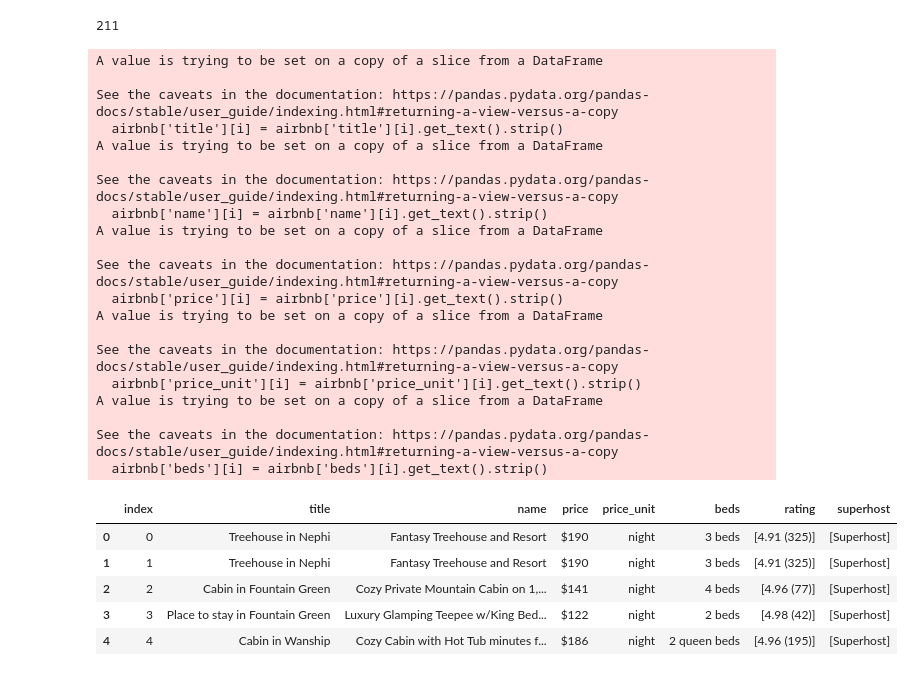
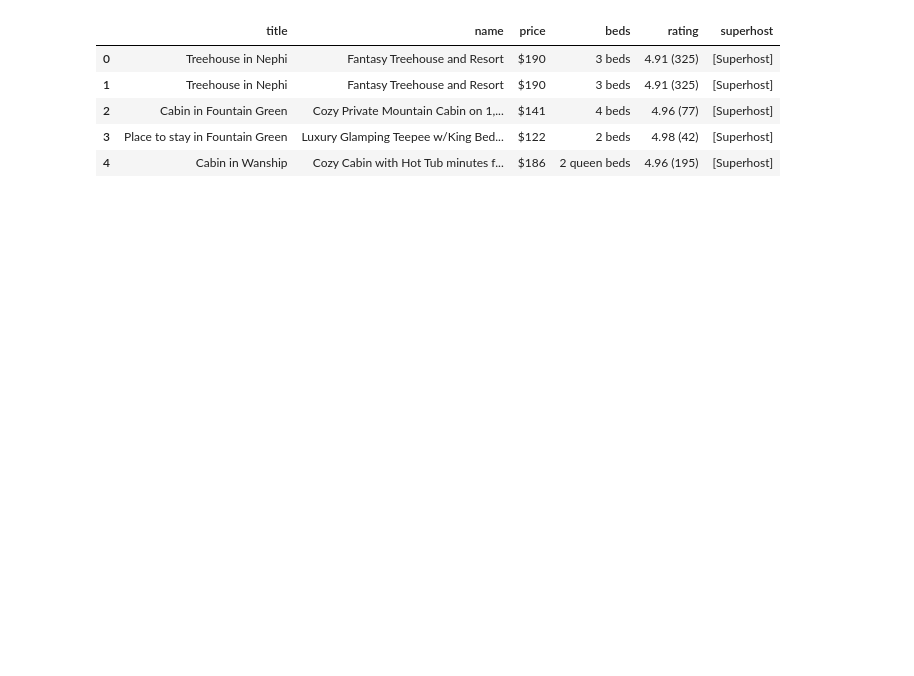
Before and after one commit to sneslen/airbnb, a Jupyter notebook: Dataset 3a.ipynb, the cells around one changed output. Cells and saved outputs as stored; diff of their text form; code cells hidden in the pictures; blank space fills up the shorter version.

```diff
--- a/Dataset 3a.ipynb
+++ b/Dataset 3a.ipynb
@@ -55,3 +55,4 @@ for url in links:
             listings['photos'].append(f"{props[p].find('div', {'class': '_r752or'})}")
 # %%
 listings.pop('photos', None)
+listings.pop('price_unit', None)
@@ -75,43 +82,18 @@ airbnb
 # %%
 airbnb = airbnb.replace('None', np.nan)
-airbnb = airbnb.dropna(subset = 'price')
-airbnb = airbnb.reset_index()
+airbnb = airbnb.dropna(subset = ['price', 'rating'])
+airbnb = airbnb.reset_index(drop = True)
-# %%
-len(airbnb)
-# %% [output]
-211
 # %%
 for i in range(len(airbnb['title'])):
     airbnb['title'][i] = airbnb['title'][i].get_text().strip()
     airbnb['name'][i] = airbnb['name'][i].get_text().strip()
     airbnb['price'][i] = airbnb['price'][i].get_text().strip()
-    airbnb['price_unit'][i] = airbnb['price_unit'][i].get_text().strip()
     airbnb['beds'][i] = airbnb['beds'][i].get_text().strip()
-airbnb.head()
+    airbnb['rating'][i] = airbnb['rating'][i].get_text().strip()
 # %% [output]
-A value is trying to be set on a copy of a slice from a DataFrame
-
-See the caveats in the documentation: https://pandas.pydata.org/pandas-docs/stable/user_guide/indexing.html#returning-a-view-versus-a-copy
-  airbnb['title'][i] = airbnb['title'][i].get_text().strip()
-A value is trying to be set on a copy of a slice from a DataFrame
-
-See the caveats in the documentation: https://pandas.pydata.org/pandas-docs/stable/user_guide/indexing.html#returning-a-view-versus-a-copy
-  airbnb['name'][i] = airbnb['name'][i].get_text().strip()
-A value is trying to be set on a copy of a slice from a DataFrame
-
-See the caveats in the documentation: https://pandas.pydata.org/pandas-docs/stable/user_guide/indexing.html#returning-a-view-versus-a-copy
-  airbnb['price'][i] = airbnb['price'][i].get_text().strip()
-A value is trying to be set on a copy of a slice from a DataFrame
-
-See the caveats in the documentation: https://pandas.pydata.org/pandas-docs/stable/user_guide/indexing.html#returning-a-view-versus-a-copy
-  airbnb['price_unit'][i] = airbnb['price_unit'][i].get_text().strip()
-A value is trying to be set on a copy of a slice from a DataFrame
-
-See the caveats in the documentation: https://pandas.pydata.org/pandas-docs/stable/user_guide/indexing.html#returning-a-view-versus-a-copy
-  airbnb['beds'][i] = airbnb['beds'][i].get_text().strip()
-|  | index | title | name | price | price_unit | beds | rating | superhost |
-| 0 | 0 | Treehouse in Nephi | Fantasy Treehouse and Resort | $190 | night | 3 beds | [4.91 (325)] | [Superhost] |
-| 1 | 1 | Treehouse in Nephi | Fantasy Treehouse and Resort | $190 | night | 3 beds | [4.91 (325)] | [Superhost] |
-| 2 | 2 | Cabin in Fountain Green | Cozy Private Mountain Cabin on 1,... | $141 | night | 4 beds | [4.96 (77)] | [Superhost] |
-| 3 | 3 | Place to stay in Fountain Green | Luxury Glamping Teepee w/King Bed... | $122 | night | 2 beds | [4.98 (42)] | [Superhost] |
-| 4 | 4 | Cabin in Wanship | Cozy Cabin with Hot Tub minutes f... | $186 | night | 2 queen beds | [4.96 (195)] | [Superhost] |
+|  | title | name | price | beds | rating | superhost |
+| 0 | Treehouse in Nephi | Fantasy Treehouse and Resort | $190 | 3 beds | 4.91 (325) | [Superhost] |
+| 1 | Treehouse in Nephi | Fantasy Treehouse and Resort | $190 | 3 beds | 4.91 (325) | [Superhost] |
+| 2 | Cabin in Fountain Green | Cozy Private Mountain Cabin on 1,... | $141 | 4 beds | 4.96 (77) | [Superhost] |
+| 3 | Place to stay in Fountain Green | Luxury Glamping Teepee w/King Bed... | $122 | 2 beds | 4.98 (42) | [Superhost] |
+| 4 | Cabin in Wanship | Cozy Cabin with Hot Tub minutes f... | $186 | 2 queen beds | 4.96 (195) | [Superhost] |
```
Also changed, not shown: parts of 12 cells of this notebook, 1 other file.
